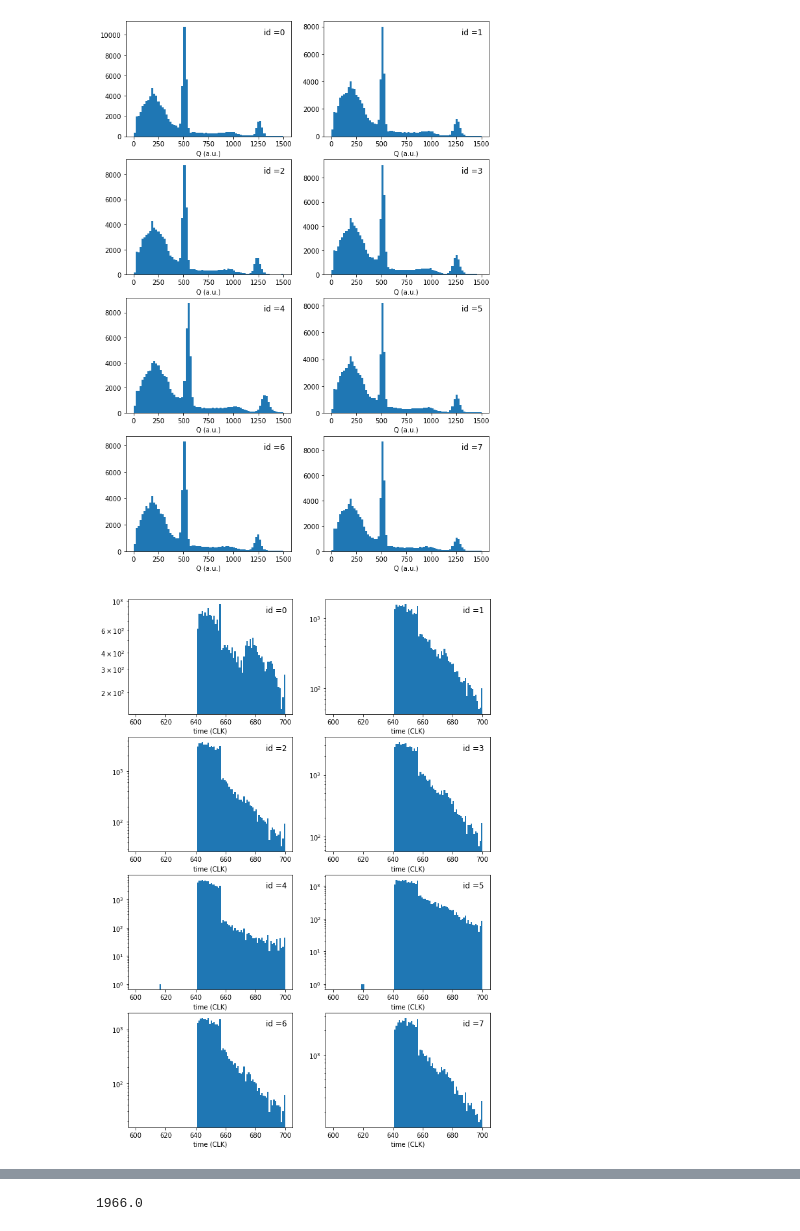
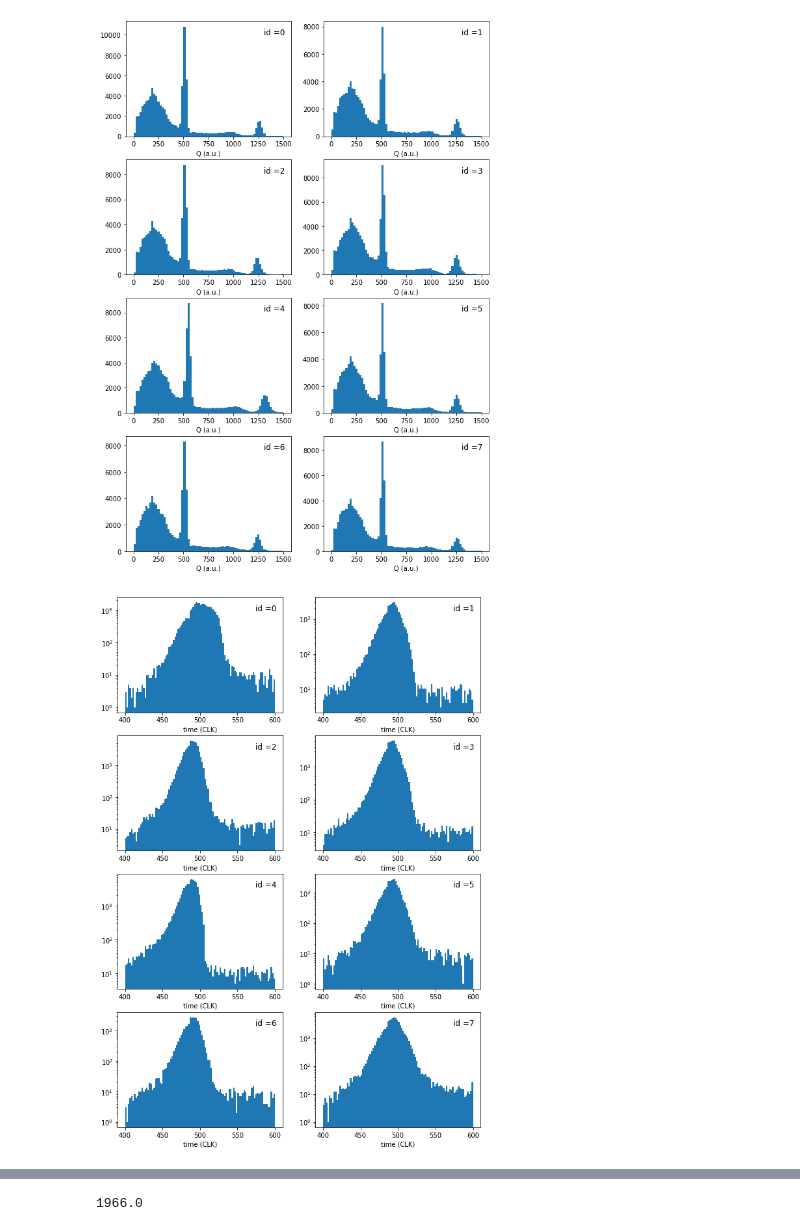
Before and after one commit to acolijn/DT5550_DAQ, a Jupyter notebook: analysis/decode_example.ipynb, the cells around one changed output, grey strips where cells are left out. Drawn from its saved outputs; the diff is of its cells as text; code cells hidden in the pictures.

```diff
--- a/analysis/decode_example.ipynb
+++ b/analysis/decode_example.ipynb
@@ -109,9 +122,9 @@ io.plot_all(type="charge",bins=75,logy=False, range=(0,1500))
 # %% [output]
 [figure]
 # %%
-io.plot_all(type="time",range=(600,700),bins=100,logy=True)
+io.plot_all(type="time",range=(400,600),bins=100,logy=True)
 # %% [output]
-[figure, old version]
+[figure, new version]
 # %%
 from scipy.optimize import curve_fit
 
```
Also changed, not shown: parts of 5 cells of this notebook, 4 other files.
